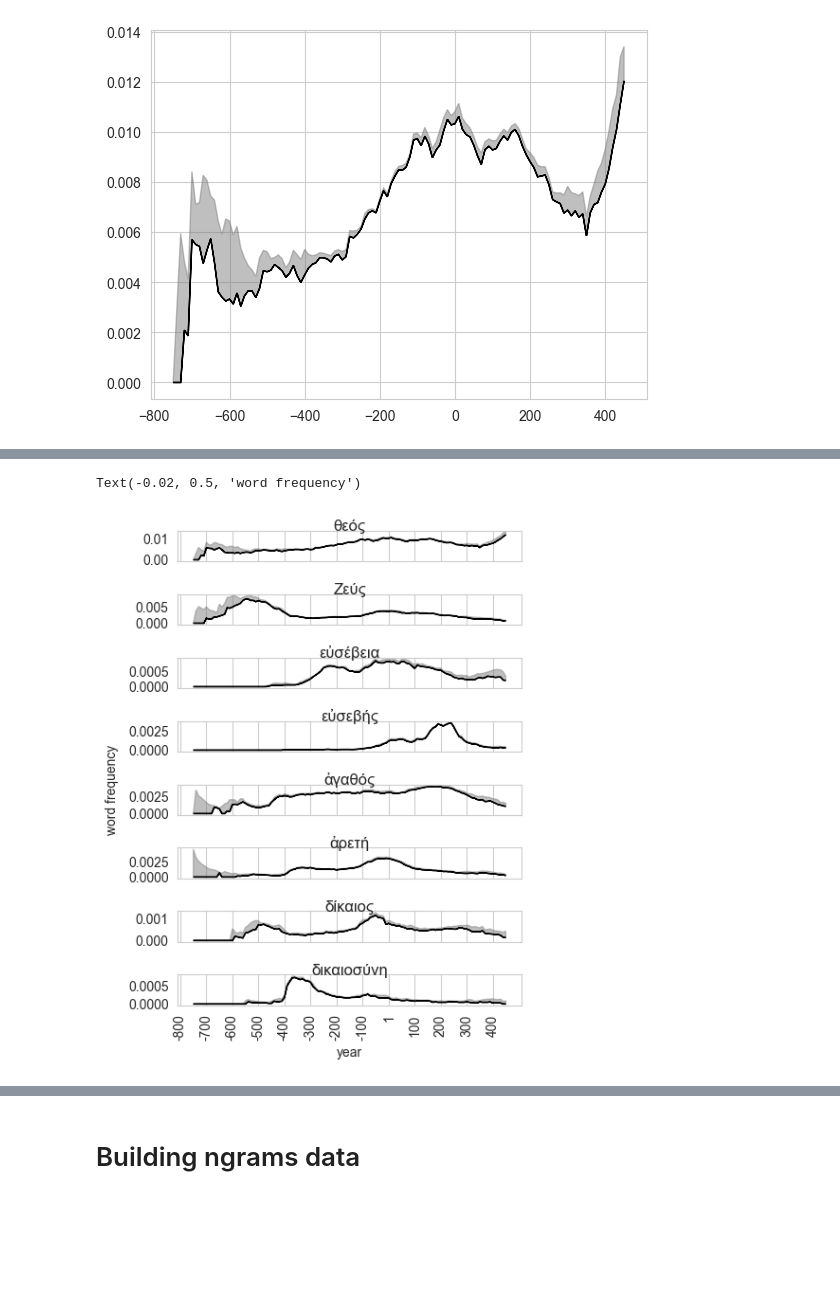
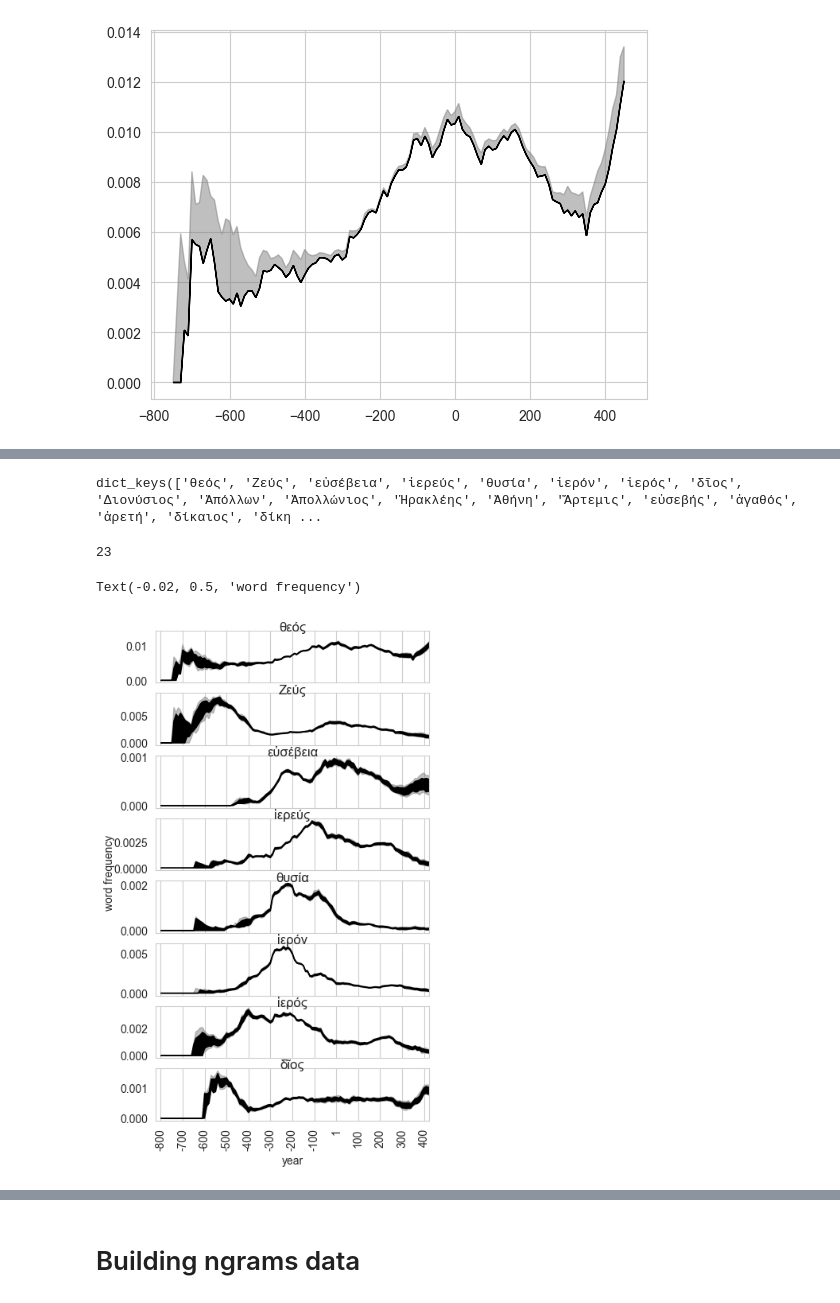
Before and after one commit to kasev/EpiMR, a Jupyter notebook: scripts/2_textual-explorations+fasttext-training.ipynb, the cells around one changed output, grey strips where cells are left out. Drawn from its saved outputs; the diff is of its cells as text; code cells hidden in the pictures; blank space fills up the shorter version.

Commit message:
overviews of word frequencies

```diff
--- a/scripts/2_textual-explorations+fasttext-training.ipynb
+++ b/scripts/2_textual-explorations+fasttext-training.ipynb
@@ -79,12 +79,16 @@ dik_words_df.head(5)
 # %% [markdown]
 # Singular words explorations
 # %%
-religion = ["θεός", "Ζεύς", "εὐσέβεια", 'εὐσεβής', 'ἱερεύς'] # "ἱερόν", "ἱερός"
+religion = ["θεός", "Ζεύς", "εὐσέβεια", 'ἱερεύς', "θυσία"]
+religion_2 = ["ἱερόν", "ἱερός", "δῖος", "θυσία", "Διονύσιος", "Ἀπόλλων", "Ἀπολλώνιος", "Ἡρακλέης",  "Ἀθήνη", "Ἄρτεμις", "εὐσεβής"]
 
-# "Διονύσιος", "Ἀπόλλων", "τιμή"
-morality = ["ἀγαθός", "ἀρετή", "δίκαιος", "δίκη", 'δικαιοσύνη'] #, "δικαιοσύνη", "ἀλήθεια", "ἀληθής"]
+
+morality = ["ἀγαθός", "ἀρετή", "δίκαιος", "δίκη", "τιμή"]
+morality_2 = ["τιμάω", "εἰρήνη", "δικαιοσύνη"]
+
+word_list = religion + religion_2 + morality + morality_2
 # %%
-for word in religion + morality:
+for word in word_list:
     print(word, GIST_lemmata_merged.count(word))
 # %% [output]
 θεός 13267
@@ -97,5 +110,5 @@ for word in religion + morality:
 δικαιοσύνη 419
 # %%
-time_blocks = [[n, n+100] for n in range(-800, 410, 10)]
+time_blocks = [[n, n+100] for n in range(-850, 410, 10)]
 time_blocks[:3]
 # %% [output]
@@ -136,6 +149,6 @@ tempun.plot_timeblocks_data(word_freq)
 # %%
 %%time
 sim_data_freq = {}
-for word in religion + morality:
-    word_freq = sim_data_by_function(GIST, 10, time_blocks=time_blocks, function=get_word_frequency, args_dict={"word": word})
+for word in word_list:
+    word_freq = sim_data_by_function(GIST, 100, time_blocks=time_blocks, function=get_word_frequency, args_dict={"word": word})
     sim_data_freq[word] = word_freq
@@ -141,0 +158,4 @@ for word in religion + morality:
+# %%
+sim_data_freq.keys()
+# %% [output]
+dict_keys(['θεός', 'Ζεύς', 'εὐσέβεια', 'ἱερεύς', 'θυσία', 'ἱερόν', 'ἱερός', 'δῖος', 'Διονύσιος', 'Ἀπόλλων', 'Ἀπολλώνιος', 'Ἡρακλέης', 'Ἀθήνη', 'Ἄρτεμις', 'εὐσεβής', 'ἀγαθός', 'ἀρετή', 'δίκαιος', 'δίκη ...
@@ -142,17 +164,22 @@ for word in religion + morality:
+# %%
+len(sim_data_freq)
+# %% [output]
+23
 # %%
-fig, axs = plt.subplots(8,1, figsize=(4.45, 6), tight_layout=True)
+fig, axs = plt.subplots(8,1, figsize=(4.45, 8))#, tight_layout=True)
 
-for word, ax in zip(religion + morality, axs.ravel()):
+for word, ax in zip(word_list[0:8], axs.ravel()):
     tempun.plot_timeblocks_data(sim_data_freq[word], ax=ax)
     ax.set_xticklabels([])
     ax.grid(False, axis="y")
     ax.set_title(word, pad=-0.3)
     ax.set_xticks([el+1 if el==0 else el for el in range(-800,500,100)])
+    ax.set_xlim(-825,425)
 ax.set_xticklabels([str(el+1) if el==0 else str(el) for el in range(-800,500,100)], rotation=90)
 
 ax.set_xlabel("year")
 
 fig.text(-0.02, 0.5, 'word frequency', va='center', rotation='vertical')
 # %% [output]
 Text(-0.02, 0.5, 'word frequency')
-[figure, old version]
+[figure, new version]
```
Also changed, not shown: parts of 6 cells of this notebook.
